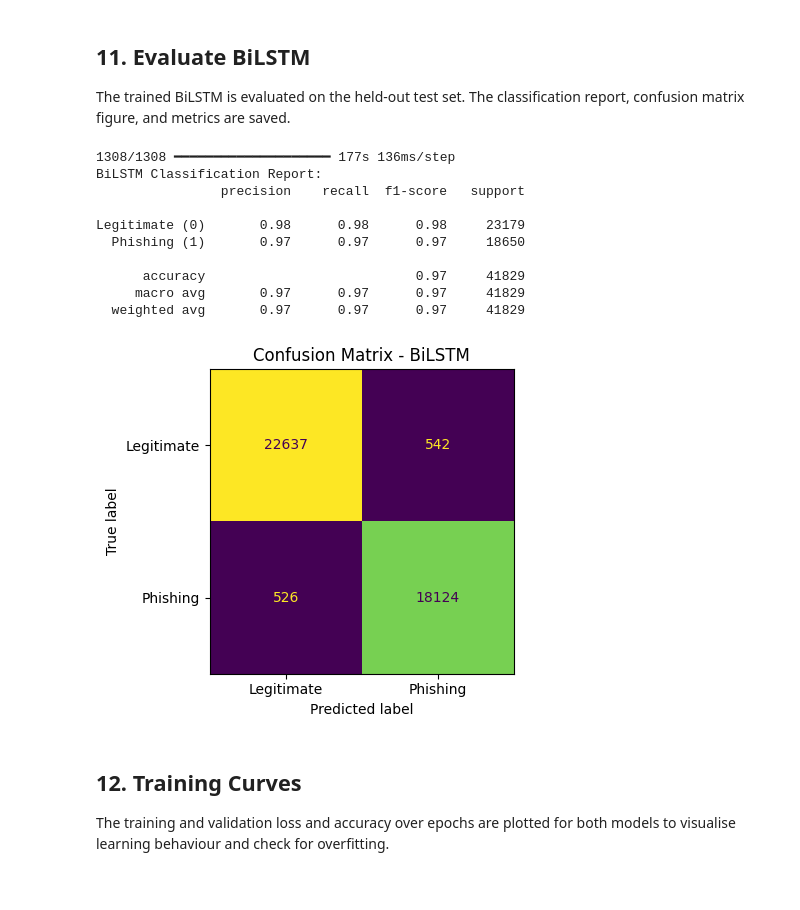
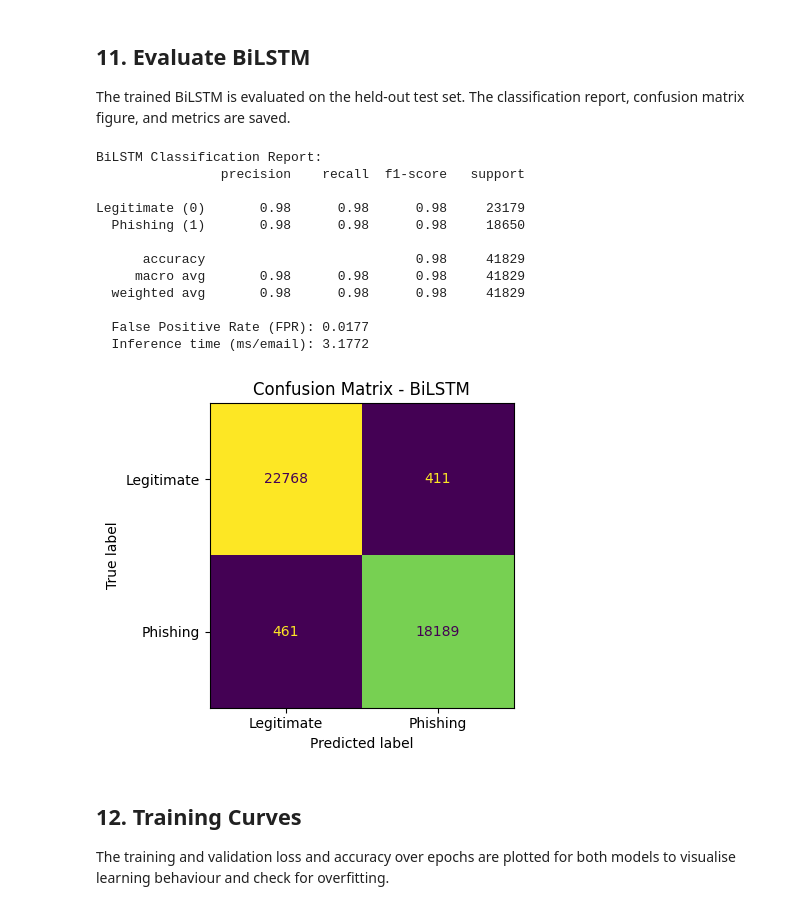
Before and after one commit to ChickenTenders2/cm3203-phishing-nlp, a Jupyter notebook: notebooks/meajor_deep_learning.ipynb, the cells around one changed output. Saved outputs shown, nothing was run; the diff lists cells and outputs as text; code cells hidden in the pictures.

```diff
--- a/notebooks/meajor_deep_learning.ipynb
+++ b/notebooks/meajor_deep_learning.ipynb
@@ -148,17 +150,18 @@ def build_textcnn(vocab_size, embedding_dim, max_len):
     x = Embedding(vocab_size, embedding_dim)(inputs)
 
     # Three parallel convolution filters of different sizes to capture different phrase lengths
+    # Kernel sizes 2/3/4 match the Kaggle DL notebook for cross-dataset consistency
+    conv2 = Conv1D(128, kernel_size=2, activation="relu")(x)
     conv3 = Conv1D(128, kernel_size=3, activation="relu")(x)
     conv4 = Conv1D(128, kernel_size=4, activation="relu")(x)
-    conv5 = Conv1D(128, kernel_size=5, activation="relu")(x)
 
     # GlobalMaxPooling picks the most important feature from each filter
+    pool2 = GlobalMaxPooling1D()(conv2)
     pool3 = GlobalMaxPooling1D()(conv3)
     pool4 = GlobalMaxPooling1D()(conv4)
-    pool5 = GlobalMaxPooling1D()(conv5)
 
     # Concatenate the three pooled outputs into one feature vector
-    concat = Concatenate()([pool3, pool4, pool5])
+    concat = Concatenate()([pool2, pool3, pool4])
 
     # Dropout randomly disables neurons during training to prevent overfitting
     dropped = Dropout(0.5)(concat)
@@ -339,34 +376,62 @@ Epoch 4/10
 ## 11. Evaluate BiLSTM
 The trained BiLSTM is evaluated on the held-out test set. The classification report, confusion matrix figure, and metrics are saved.
 # %%
-# Convert predicted probabilities to binary labels using 0.5 as the threshold
-bilstm_probs = bilstm_model.predict(X_test_pad)
-bilstm_pred = (bilstm_probs >= 0.5).astype(int).flatten()
+# ── Inference time: n_runs forward passes to get a stable average ──
+_inf_times = []
+for _ in range(N_RUNS):
+    _t0 = time.perf_counter()
+    _ = bilstm_model.predict(X_test_pad, verbose=0)
+    _inf_times.append((time.perf_counter() - _t0) * 1000)
+bilstm_inference_ms = round(np.mean(_inf_times) / len(X_test_pad), 4)
 
+# ── Predictions and confusion matrix ──
+bilstm_probs = bilstm_model.predict(X_test_pad, verbose=0)
+bilstm_pred  = (bilstm_probs >= 0.5).astype(int).flatten()
+
+cm_lstm = confusion_matrix(y_test, bilstm_pred)
+tn, fp, fn, tp = cm_lstm.ravel()
+bilstm_fpr = round(fp / (fp + tn), 4) if (fp + tn) > 0 else 0.0
+
+# ── Classification report and extra metrics ──
 print("BiLSTM Classification Report:")
 print(classification_report(y_test, bilstm_pred, target_names=["Legitimate (0)", "Phishing (1)"]))
+print(f"  False Positive Rate (FPR): {bilstm_fpr:.4f}")
+print(f"  Inference time (ms/email): {bilstm_inference_ms}")
 
-# Build and save the confusion matrix figure
-cm = confusion_matrix(y_test, bilstm_pred)
-disp = ConfusionMatrixDisplay(confusion_matrix=cm, display_labels=["Legitimate", "Phishing"])
+# ── Store results for CSV export ──
+results_bilstm = {
+    "Model":        "BiLSTM",
+    "Dataset":      "MeAJOR",
+    "Accuracy":     round(accuracy_score(y_test, bilstm_pred),                    4),
+    "Precision":    round(precision_score(y_test, bilstm_pred, zero_division=0),  4),
+    "Recall":       round(recall_score(y_test, bilstm_pred, zero_division=0),     4),
+    "F1":           round(f1_score(y_test, bilstm_pred, zero_division=0),         4),
+    "FPR":          bilstm_fpr,
+    "Inference_ms": bilstm_inference_ms,
+}
+
+# ── Confusion matrix figure ──
+disp = ConfusionMatrixDisplay(confusion_matrix=cm_lstm, display_labels=["Legitimate", "Phishing"])
 fig, ax = plt.subplots(figsize=(5, 4))
 disp.plot(ax=ax, colorbar=False)
 ax.set_title("Confusion Matrix - BiLSTM")
 plt.tight_layout()
 plt.savefig(figures_dir / "meajor_cm_bilstm.png", dpi=150)
 plt.show()
 # %% [output]
-1308/1308 ━━━━━━━━━━━━━━━━━━━━ 177s 136ms/step
 BiLSTM Classification Report:
                 precision    recall  f1-score   support
 
 Legitimate (0)       0.98      0.98      0.98     23179
-  Phishing (1)       0.97      0.97      0.97     18650
+  Phishing (1)       0.98      0.98      0.98     18650
 
-      accuracy                           0.97     41829
-     macro avg       0.97      0.97      0.97     41829
-  weighted avg       0.97      0.97      0.97     41829
+      accuracy                           0.98     41829
+     macro avg       0.98      0.98      0.98     41829
+  weighted avg       0.98      0.98      0.98     41829
+
+  False Positive Rate (FPR): 0.0177
+  Inference time (ms/email): 3.1772
-[figure, old version]
+[figure, new version]
 # %% [markdown]
 ## 12. Training Curves
 The training and validation loss and accuracy over epochs are plotted for both models to visualise learning behaviour and check for overfitting.
```
Also changed, not shown: parts of 10 cells of this notebook, 14 other files.
